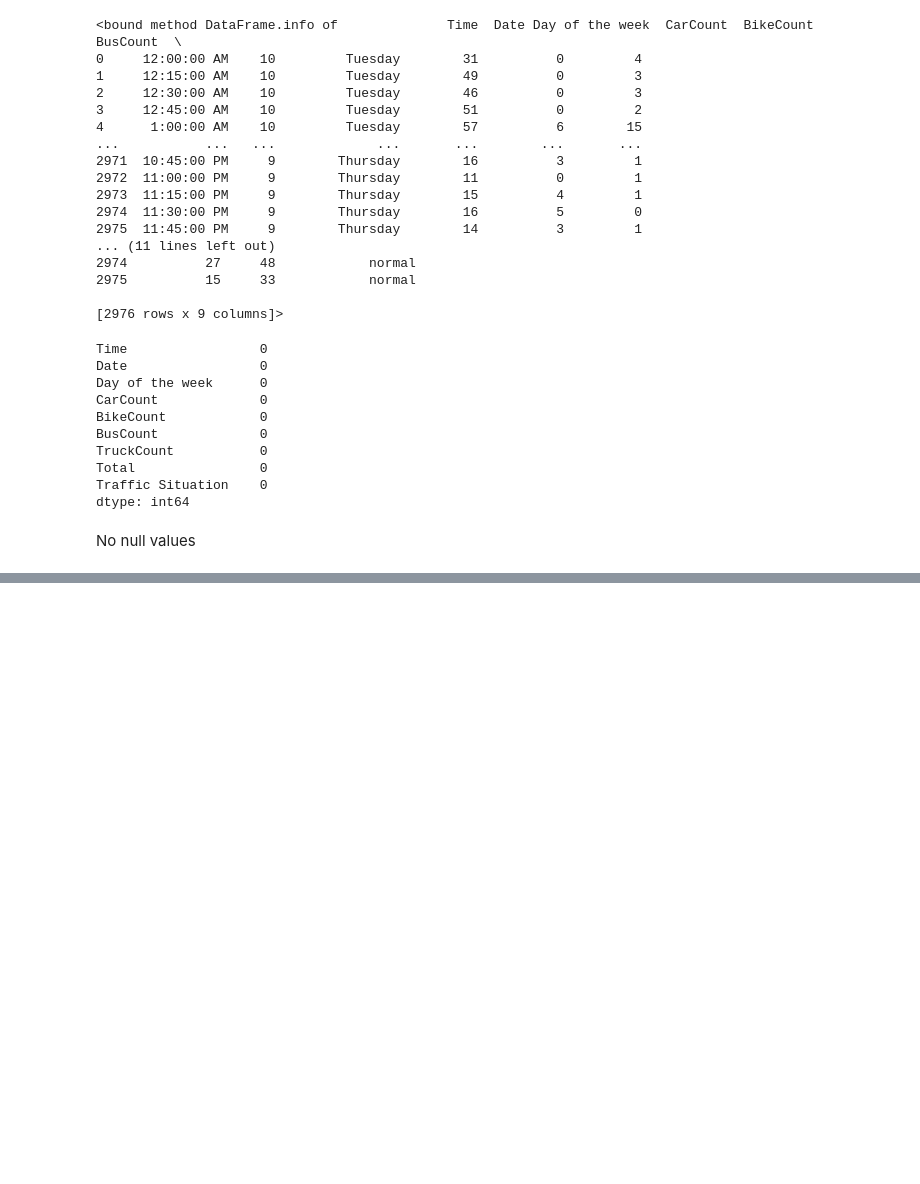
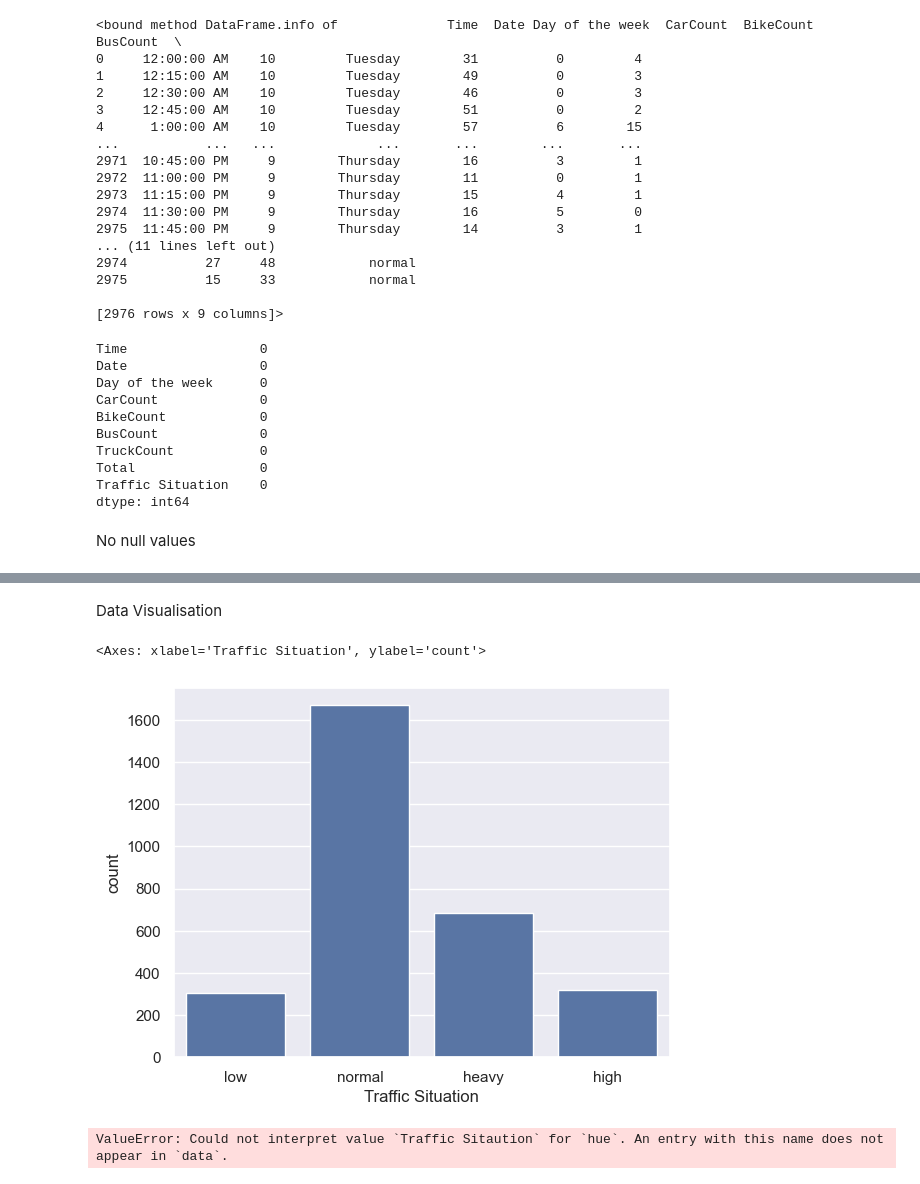
Before and after one commit to ayush2281/TrafficPrediction_Proj, a Jupyter notebook: TrafficPredictionProj.ipynb, the cells around one changed output, grey strips where cells are left out. Saved outputs shown, nothing was run; the diff lists cells and outputs as text; code cells hidden in the pictures; blank space fills up the shorter version.

```diff
--- a/TrafficPredictionProj.ipynb
+++ b/TrafficPredictionProj.ipynb
@@ -83,0 +181,15 @@ No null values
+# %% [markdown]
+Data Visualisation
+# %%
+sns.set()
+# %%
+# making the count plot for "Weather situation" column
+sns.countplot(x='Traffic Situation', data=traffic_dataset)
+# %% [output]
+<Axes: xlabel='Traffic Situation', ylabel='count'>
+[figure, added]
+# %%
+# number of surviovors gender wise
+sns.countplot(x = 'Day of the week',  hue='Traffic Sitaution', data=traffic_dataset)
+# %% [output]
+ValueError: Could not interpret value `Traffic Sitaution` for `hue`. An entry with this name does not appear in `data`.
```
Also changed, not shown: parts of 7 cells of this notebook.
